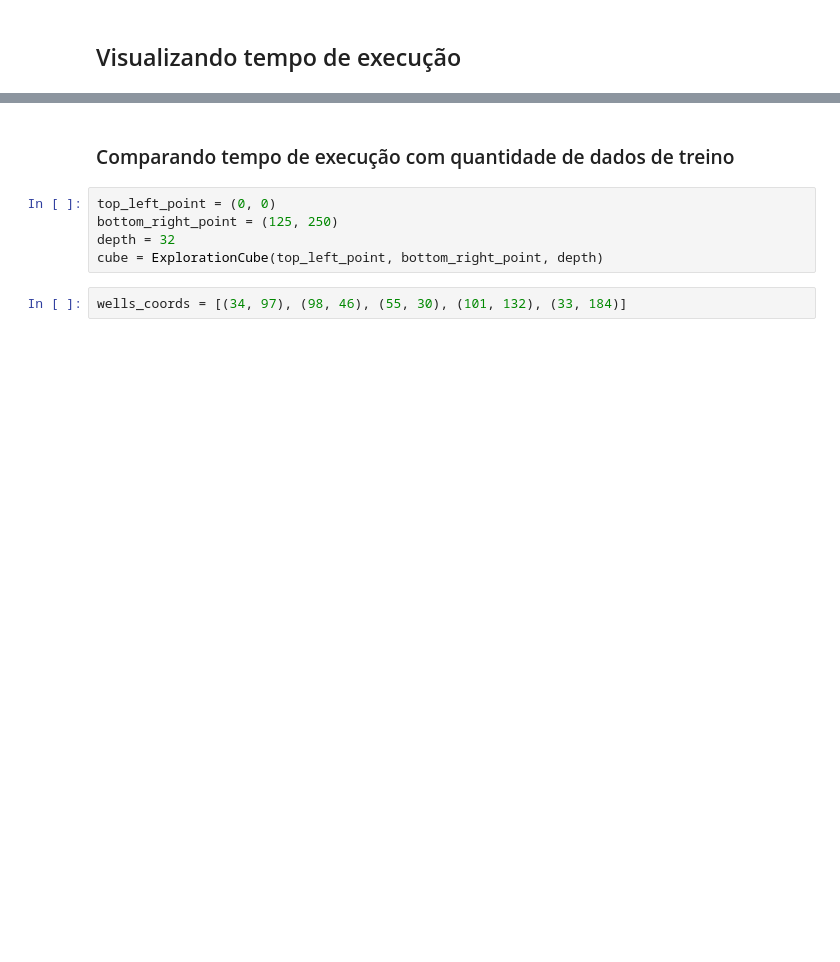
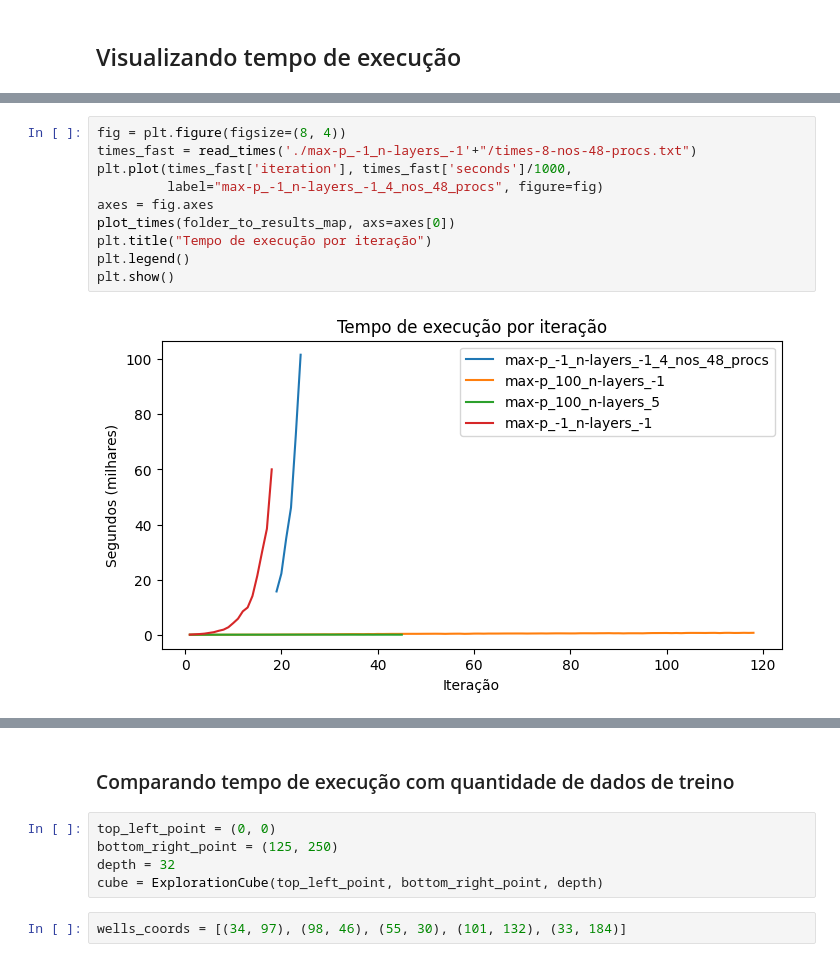
Before and after one commit to georgeteodoro/petroiageo, a Jupyter notebook: data/ANP/results/area_1/resultados-viz.ipynb, the cells around one changed output, grey strips where cells are left out. Cells and saved outputs as stored; diff of their text form; blank space fills up the shorter version.

```diff
--- a/data/ANP/results/area_1/resultados-viz.ipynb
+++ b/data/ANP/results/area_1/resultados-viz.ipynb
@@ -94,0 +133,12 @@ plt.show()
+# %%
+fig = plt.figure(figsize=(8, 4))
+times_fast = read_times('./max-p_-1_n-layers_-1'+"/times-8-nos-48-procs.txt")
+plt.plot(times_fast['iteration'], times_fast['seconds']/1000,
+         label="max-p_-1_n-layers_-1_4_nos_48_procs", figure=fig)
+axes = fig.axes
+plot_times(folder_to_results_map, axs=axes[0])
+plt.title("Tempo de execução por iteração")
+plt.legend()
+plt.show()
+# %% [output]
+[figure, added]
```
Also changed, not shown: parts of 30 cells of this notebook, 12 other files.
